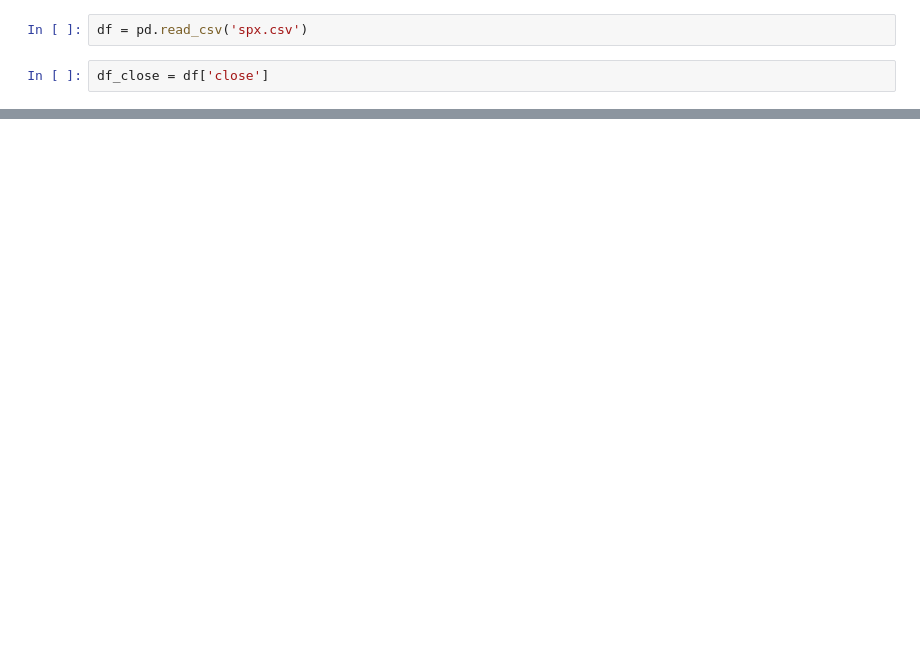
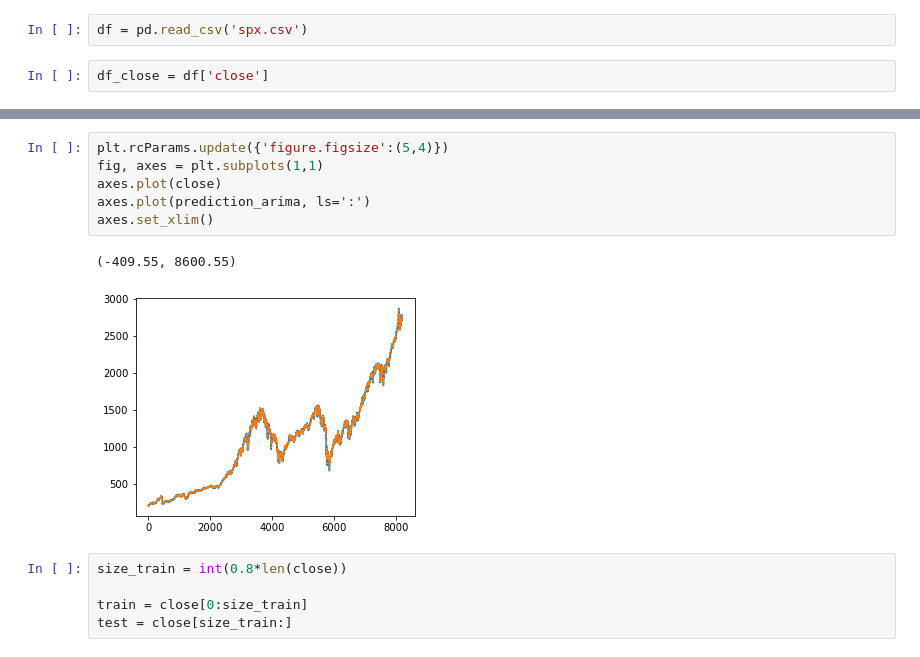
Before and after one commit to cfeng-git/ACV-Project, a Jupyter notebook: ARIMA on S&P500 using day-forward-chaining cv.ipynb, the cells around one changed output, grey strips where cells are left out. Saved outputs shown, nothing was run; the diff lists cells and outputs as text; blank space fills up the shorter version.

```diff
--- a/ARIMA on S&P500 using day-forward-chaining cv.ipynb
+++ b/ARIMA on S&P500 using day-forward-chaining cv.ipynb
@@ -24,0 +107,14 @@ p-value: 0.9957332769254442
+# %%
+plt.rcParams.update({'figure.figsize':(5,4)})
+fig, axes = plt.subplots(1,1)
+axes.plot(close)
+axes.plot(prediction_arima, ls=':')
+axes.set_xlim()
+# %% [output]
+(-409.55, 8600.55)
+[figure, added]
+# %%
+size_train = int(0.8*len(close))
+
+train = close[0:size_train]
+test = close[size_train:]
```
Also changed, not shown: parts of 17 cells of this notebook.
